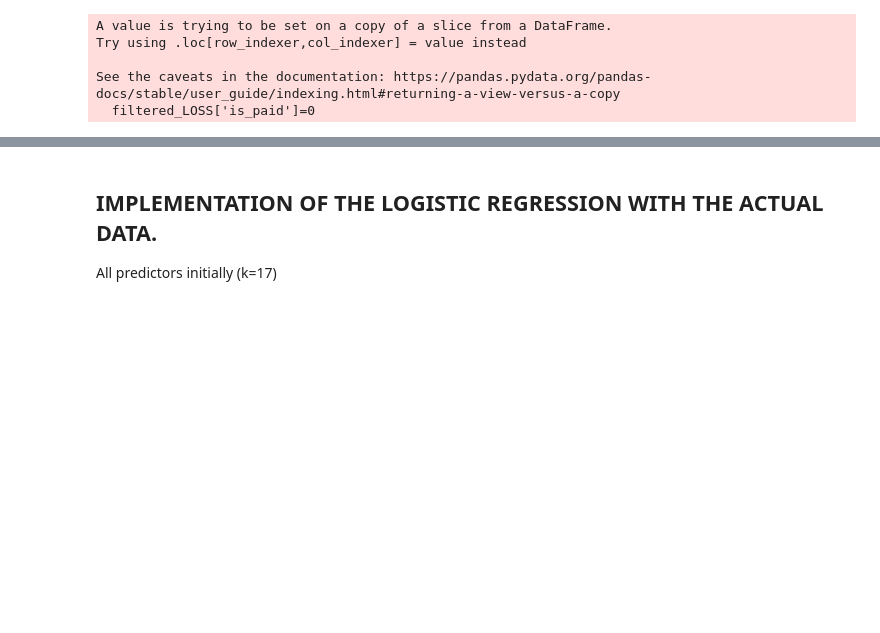
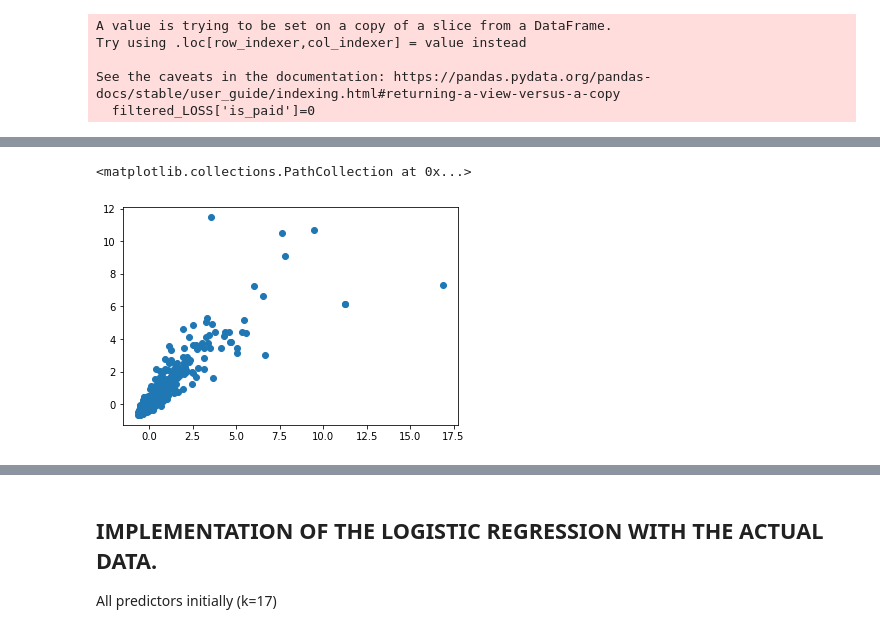
Before and after one commit to ainoal/machine_learning_project, a Jupyter notebook: machine_learning.ipynb, the cells around one changed output, grey strips where cells are left out. Saved outputs shown, nothing was run; the diff lists cells and outputs as text; code cells hidden in the pictures; blank space fills up the shorter version.

```diff
--- a/machine_learning.ipynb
+++ b/machine_learning.ipynb
@@ -263,0 +280,7 @@ valid_y = valid_y.reshape(-1, 1)
+# %%
+plt.scatter(pay_loss.NOI, pay_loss.Balance)
+# plt.scatter(pay_loss.NOI, pay_loss.NOI_Ratio) <--- obviously correlated
+# plt.scatter(pay_loss.Balance, pay_loss.NOI_Ratio) <--- also obviously correlated
+# %% [output]
+<matplotlib.collections.PathCollection at 0x...>
+[figure, added]
```
Also changed, not shown: parts of 16 cells of this notebook.
